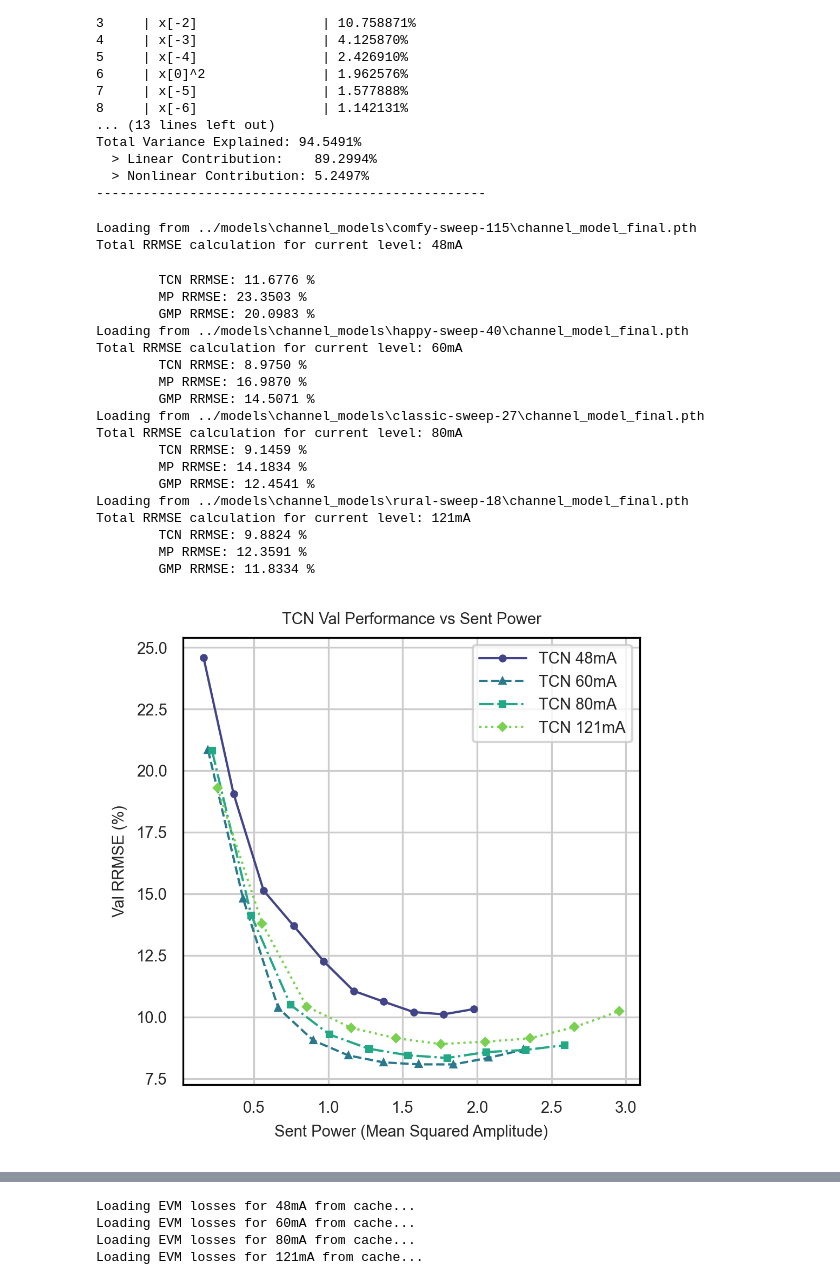
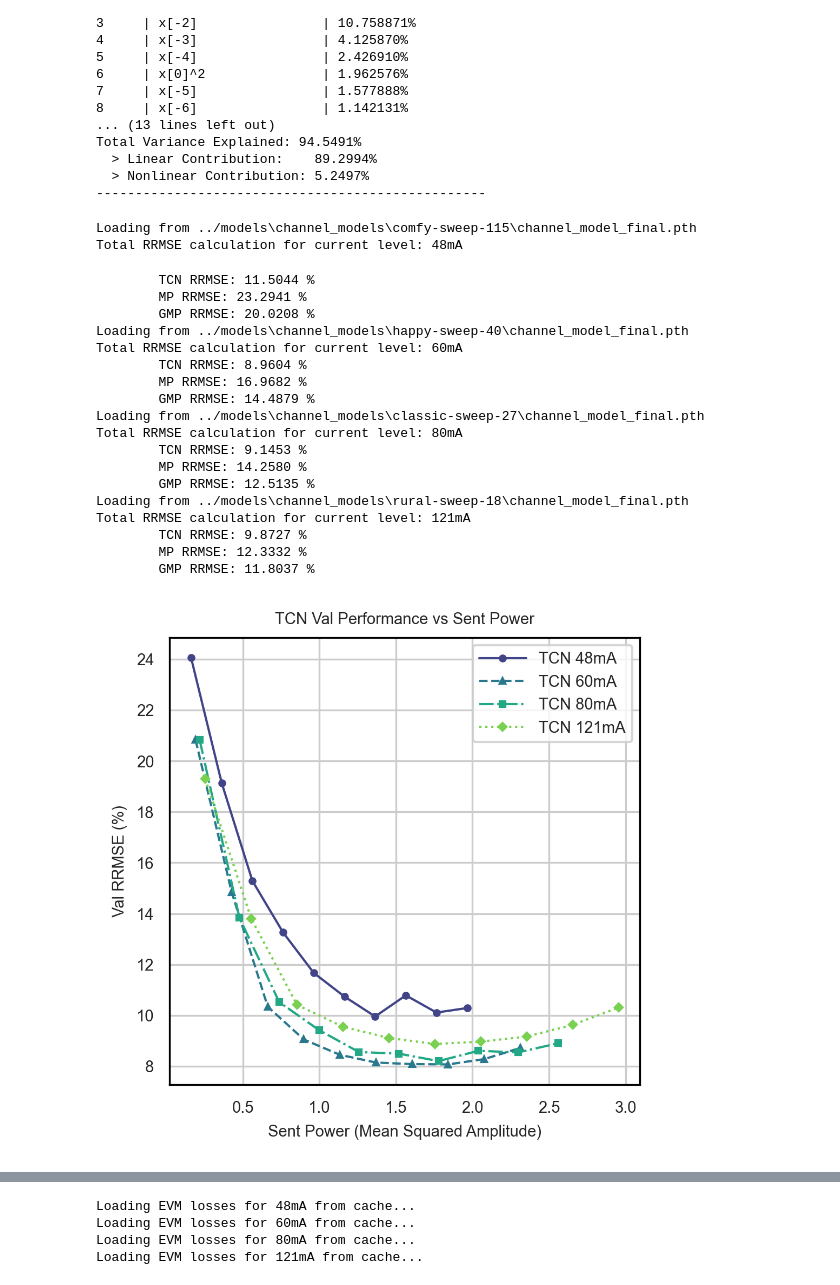
Before and after one commit to UW-Photonics-Lab/prob_tcn_for_LED, a Jupyter notebook: notebooks/make_figures.ipynb, the cells around one changed output, grey strips where cells are left out. Saved outputs shown, nothing was run; the diff lists cells and outputs as text; code cells hidden in the pictures.

Commit message:
fixed validation set for rrmse plots

```diff
--- a/notebooks/make_figures.ipynb
+++ b/notebooks/make_figures.ipynb
@@ -246,18 +264,25 @@ N = 10
 
 for current_level, model_info in models.items():
     ofdm_info = model_info['ofdm_info']
-    X = ofdm_info.sent_frames_time.to(DEVICE)
-    Y = ofdm_info.received_frames_time.to(DEVICE)
+    X_tot = ofdm_info.sent_frames_time.to(DEVICE)
+    Y_tot = ofdm_info.received_frames_time.to(DEVICE)
+    train_size = int(0.9 * len(X_tot))
+    val_size = len(X_tot) - train_size
 
-    val_size = int(0.1 * len(X))
-    train_size = int(0.9 * len(X))
-
-    # Perform split
-    TRAIN_DATASET, VAL_DATASET = random_split(
-        X,
+    # Assign val dataset as X and Y
+    _, X_subset = random_split(
+        X_tot,
         [train_size, val_size],
         generator=torch.Generator().manual_seed(42)
     )
+    X = X_tot[X_subset.indices]
+
+    _, Y_subset = random_split(
+        Y_tot,
+        [train_size, val_size],
+        generator=torch.Generator().manual_seed(42)
+    )
+    Y = Y_tot[Y_subset.indices]
 
     mp_model = model_info['memory_polynomial']
     gmp_model = model_info['general_memory_polynomial']
@@ -334,43 +359,43 @@ plt.savefig(
 
 plt.show()
 
 plt.figure(figsize=(fig_width, fig_height))
 for (current_level, data), marker, line_style in zip(all_results.items(), markers, line_styles):
     delta = data['losses'][:, 1] - data['losses'][:, 0]
     plt.plot(data['bin_centers'].cpu(), delta.cpu(), color=color_palette[current_levels.index(current_level)], marker=marker, linestyle=line_style, markersize=2.5, label=f'Delta {current_level}')
 plt.title("Delta in Val Performance (MP - TCN) vs Sent Power")
 plt.xlabel("Sent Power (Mean Squared Amplitude)")
 plt.ylabel("Difference in Val RRMSE (%)")
 plt.legend(fontsize=PLOT_FONT_SIZE, handlelength = 3, labelspacing=0.5)
 plt.tight_layout()
 plt.grid(True)
 
 
 plt.savefig(
     os.path.join(PLOT_PATH, "rrmse_delta.svg"),
     format='svg',
     bbox_inches='tight'
 )
 plt.show()
 # %% [output]
 Loading from ../models\channel_models\comfy-sweep-115\channel_model_final.pth
 Total RRMSE calculation for current level: 48mA
-        TCN RRMSE: 11.6776 %
-        MP RRMSE: 23.3503 %
-        GMP RRMSE: 20.0983 %
+        TCN RRMSE: 11.5044 %
+        MP RRMSE: 23.2941 %
+        GMP RRMSE: 20.0208 %
 Loading from ../models\channel_models\happy-sweep-40\channel_model_final.pth
 Total RRMSE calculation for current level: 60mA
-        TCN RRMSE: 8.9750 %
-        MP RRMSE: 16.9870 %
-        GMP RRMSE: 14.5071 %
+        TCN RRMSE: 8.9604 %
+        MP RRMSE: 16.9682 %
+        GMP RRMSE: 14.4879 %
 Loading from ../models\channel_models\classic-sweep-27\channel_model_final.pth
 Total RRMSE calculation for current level: 80mA
-        TCN RRMSE: 9.1459 %
-        MP RRMSE: 14.1834 %
-        GMP RRMSE: 12.4541 %
+        TCN RRMSE: 9.1453 %
+        MP RRMSE: 14.2580 %
+        GMP RRMSE: 12.5135 %
 Loading from ../models\channel_models\rural-sweep-18\channel_model_final.pth
 Total RRMSE calculation for current level: 121mA
-        TCN RRMSE: 9.8824 %
-        MP RRMSE: 12.3591 %
-        GMP RRMSE: 11.8334 %
+        TCN RRMSE: 9.8727 %
+        MP RRMSE: 12.3332 %
+        GMP RRMSE: 11.8037 %
-[figure, old version]
+[figure, new version]
```
Also changed, not shown: parts of 7 cells of this notebook, 11 other files.
